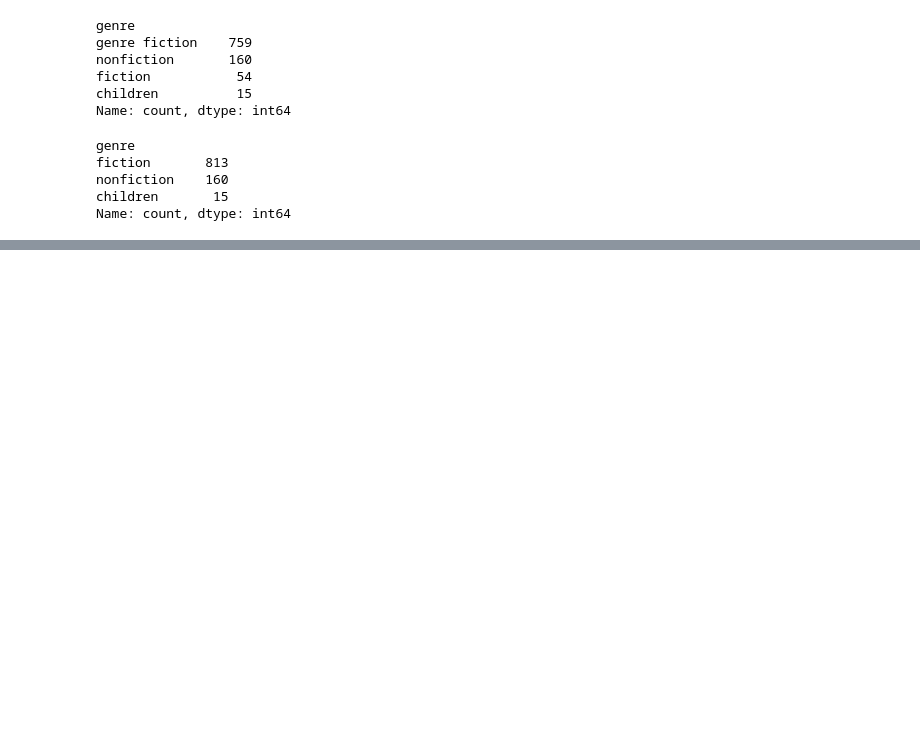
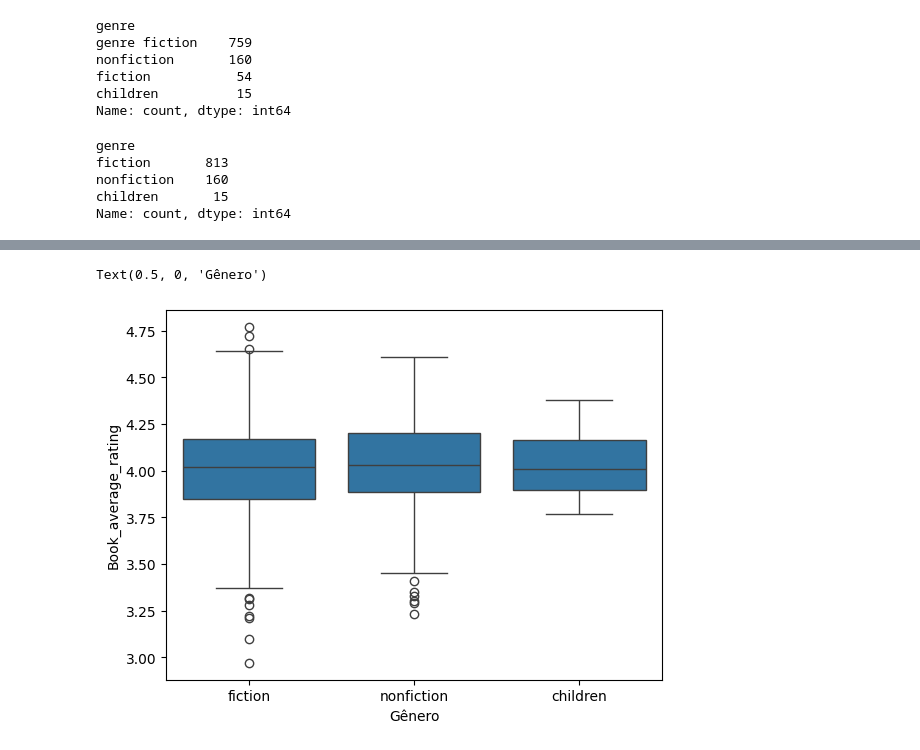
Before and after one commit to Laurentius96/Analysis_of_Book_Publication_Data, a Jupyter notebook: main.ipynb, the cells around one changed output, grey strips where cells are left out. Saved outputs shown, nothing was run; the diff lists cells and outputs as text; code cells hidden in the pictures; blank space fills up the shorter version.

```diff
--- a/main.ipynb
+++ b/main.ipynb
@@ -162,0 +190,6 @@ Name: count, dtype: int64
+# %%
+sns.boxplot(x="genre", y="Book_average_rating", data=df)
+plt.xlabel("Gênero")
+# %% [output]
+Text(0.5, 0, 'Gênero')
+[figure, added]
```
Also changed, not shown: parts of 3 cells of this notebook.
